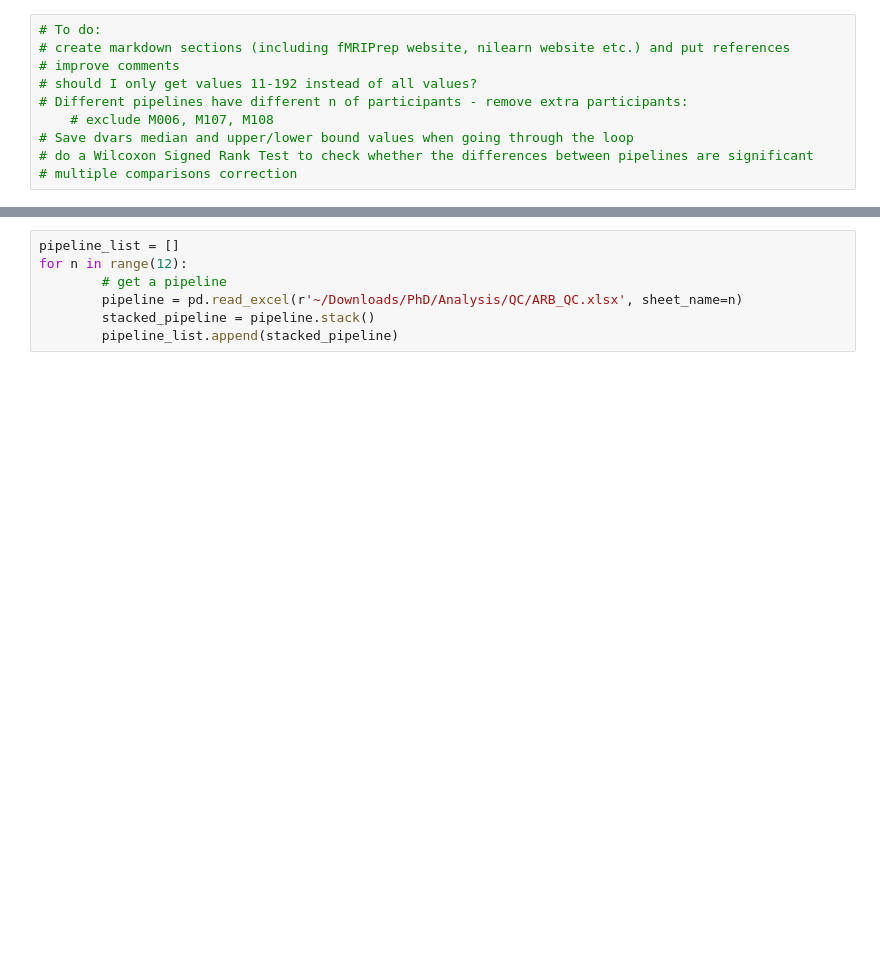
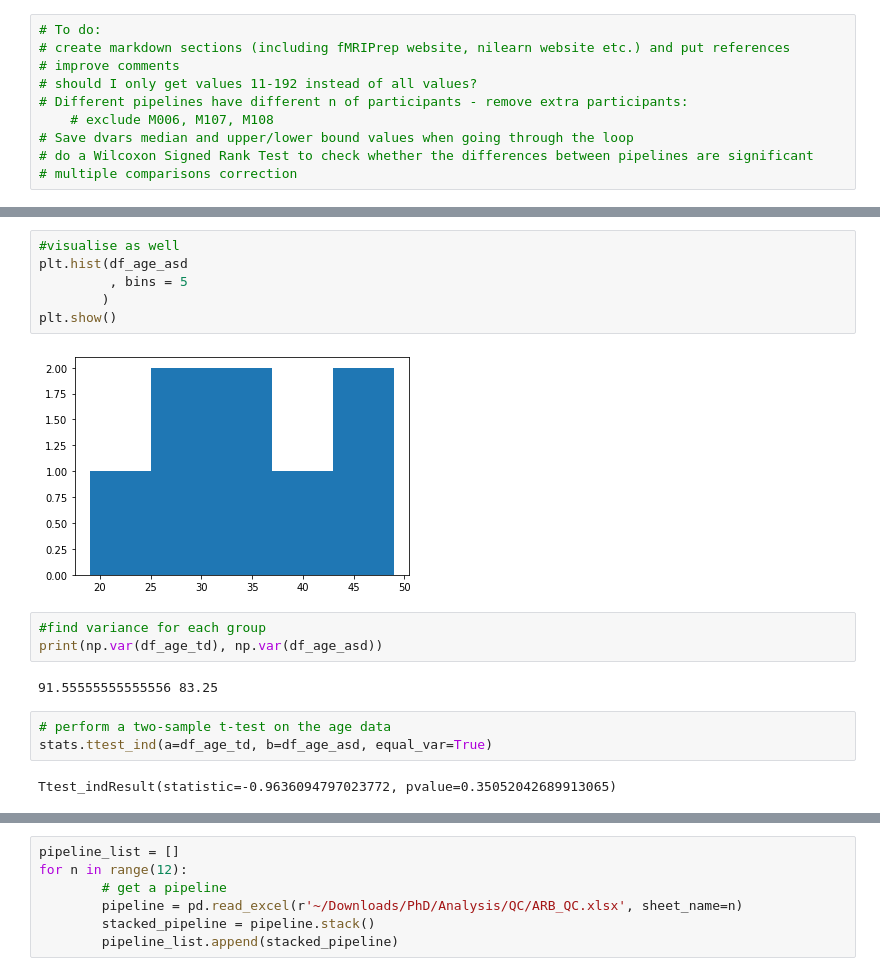
Before and after one commit to misho-dimitrov/Motion_Correction_rs-fMRI, a Jupyter notebook: calc_dvars.ipynb, the cells around one changed output, grey strips where cells are left out. Cells and saved outputs as stored; diff of their text form; blank space fills up the shorter version.

```diff
--- a/calc_dvars.ipynb
+++ b/calc_dvars.ipynb
@@ -16,0 +204,18 @@ import numpy as np
+# %%
+#visualise as well
+plt.hist(df_age_asd
+         , bins = 5
+        )
+plt.show()
+# %% [output]
+[figure, added]
+# %%
+#find variance for each group
+print(np.var(df_age_td), np.var(df_age_asd))
+# %% [output]
+91.55555555555556 83.25
+# %%
+# perform a two-sample t-test on the age data
+stats.ttest_ind(a=df_age_td, b=df_age_asd, equal_var=True)
+# %% [output]
+Ttest_indResult(statistic=-0.9636094797023772, pvalue=0.35052042689913065)
```
Also changed, not shown: parts of 39 cells of this notebook, 1 other file.
